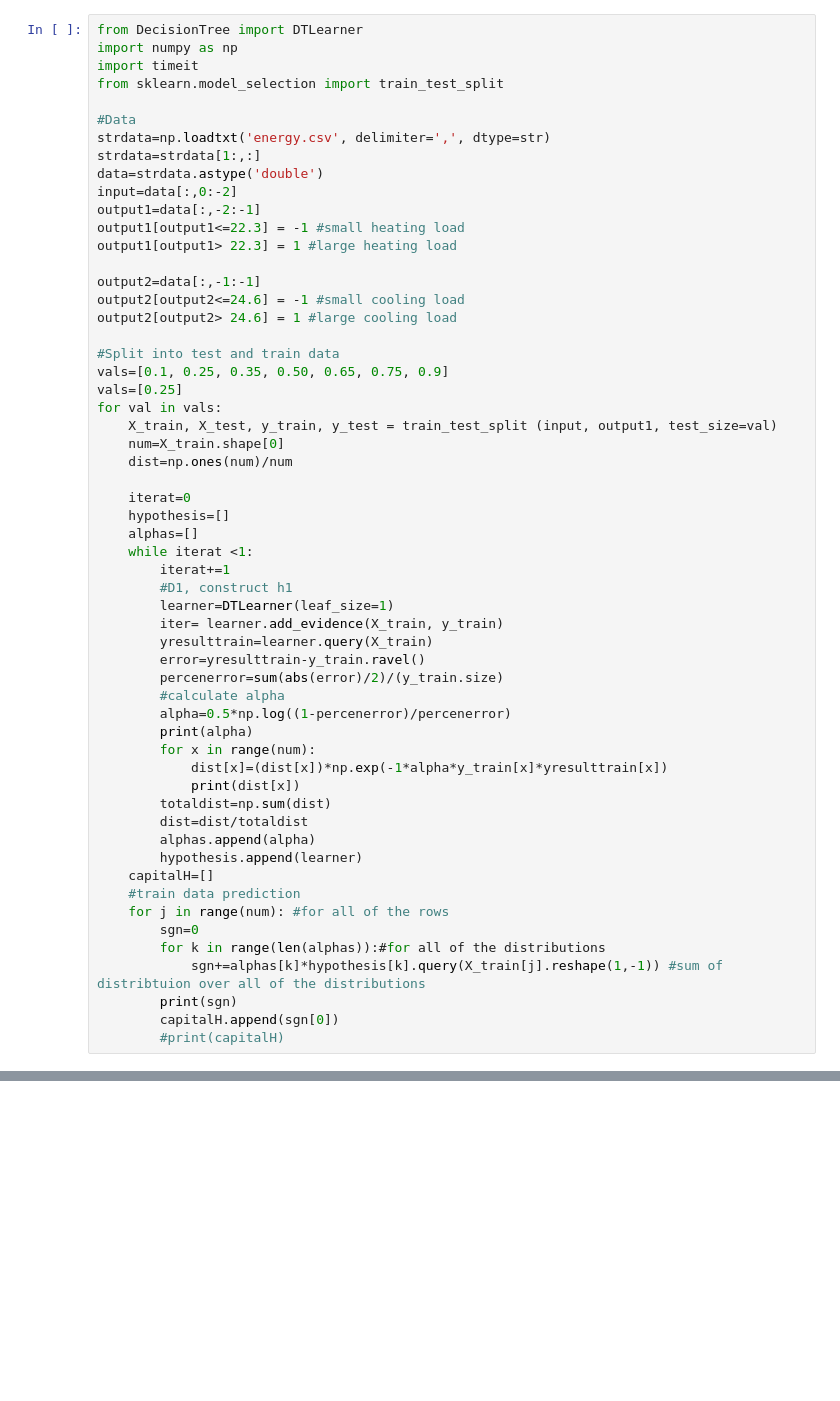
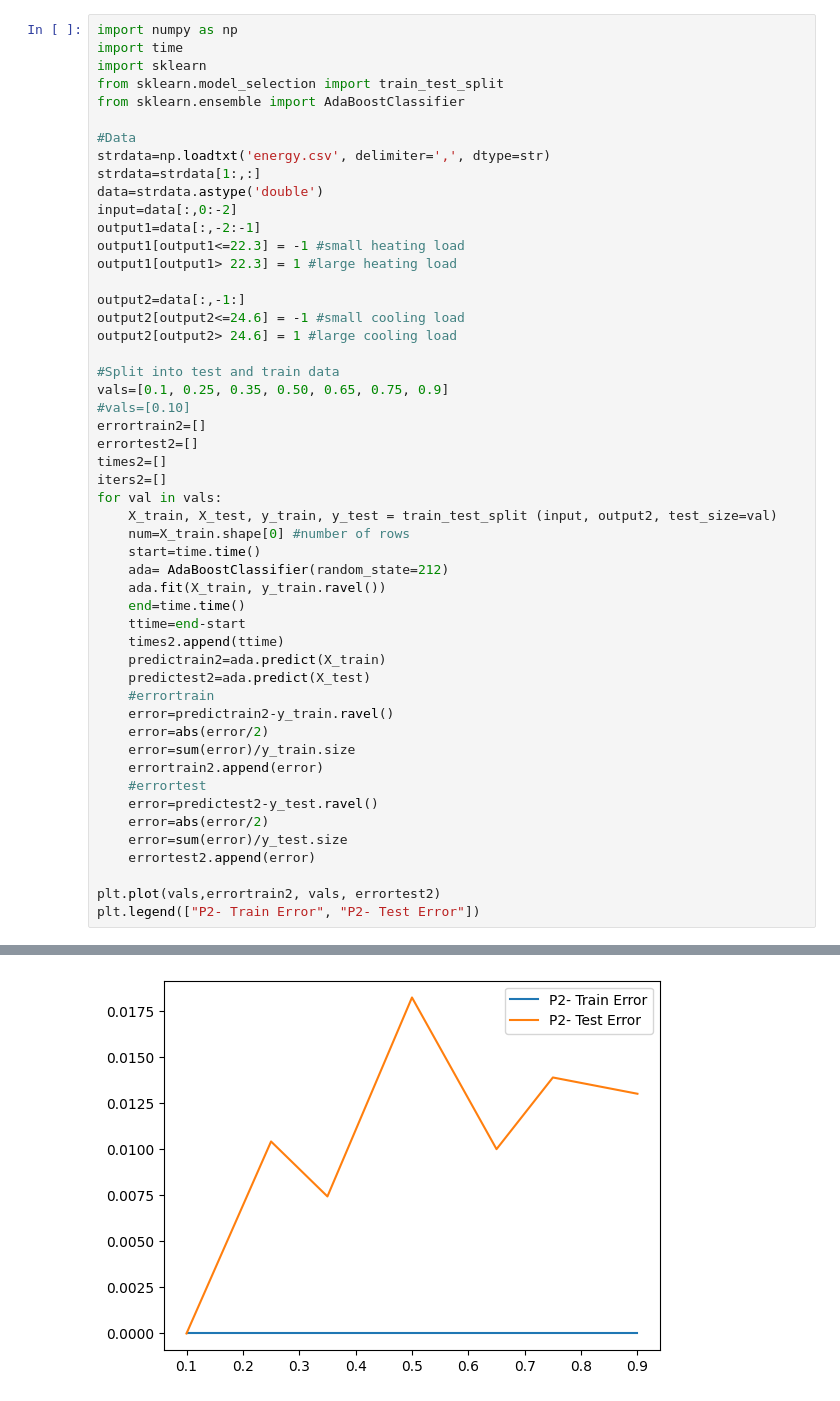
Before and after one commit to staceywies/Nothing-to-see-here, a Jupyter notebook: Supervised Learning/Boosting.ipynb, the cells around one changed output, grey strips where cells are left out. Drawn from its saved outputs; the diff is of its cells as text; blank space fills up the shorter version.

```diff
--- a/Supervised Learning/Boosting.ipynb
+++ b/Supervised Learning/Boosting.ipynb
@@ -1,8 +60,9 @@
 # %%
-from DecisionTree import DTLearner
 import numpy as np
-import timeit
+import time
+import sklearn
 from sklearn.model_selection import train_test_split
+from sklearn.ensemble import AdaBoostClassifier
 
 #Data
 strdata=np.loadtxt('energy.csv', delimiter=',', dtype=str)
@@ -13,46 +73,39 @@ output1=data[:,-2:-1]
 output1[output1<=22.3] = -1 #small heating load
 output1[output1> 22.3] = 1 #large heating load
 
-output2=data[:,-1:-1]
+output2=data[:,-1:]
 output2[output2<=24.6] = -1 #small cooling load
 output2[output2> 24.6] = 1 #large cooling load
 
 #Split into test and train data
 vals=[0.1, 0.25, 0.35, 0.50, 0.65, 0.75, 0.9]
-vals=[0.25]
+#vals=[0.10]
+errortrain2=[]
+errortest2=[]
+times2=[]
+iters2=[]
 for val in vals:
-    X_train, X_test, y_train, y_test = train_test_split (input, output1, test_size=val)
-    num=X_train.shape[0]
-    dist=np.ones(num)/num
+    X_train, X_test, y_train, y_test = train_test_split (input, output2, test_size=val)
+    num=X_train.shape[0] #number of rows
+    start=time.time()
+    ada= AdaBoostClassifier(random_state=212)
+    ada.fit(X_train, y_train.ravel())
+    end=time.time()
+    ttime=end-start
+    times2.append(ttime)
+    predictrain2=ada.predict(X_train)
+    predictest2=ada.predict(X_test)
+    #errortrain
+    error=predictrain2-y_train.ravel()
+    error=abs(error/2)
+    error=sum(error)/y_train.size
+    errortrain2.append(error)
+    #errortest
+    error=predictest2-y_test.ravel()
+    error=abs(error/2)
+    error=sum(error)/y_test.size
+    errortest2.append(error)
 
-    iterat=0
-    hypothesis=[]
-    alphas=[]
-    while iterat <1:
-        iterat+=1
-        #D1, construct h1
-        learner=DTLearner(leaf_size=1)
-        iter= learner.add_evidence(X_train, y_train)
-        yresulttrain=learner.query(X_train)
-        error=yresulttrain-y_train.ravel()
-        percenerror=sum(abs(error)/2)/(y_train.size)
-        #calculate alpha
-        alpha=0.5*np.log((1-percenerror)/percenerror)
-        print(alpha)
-        for x in range(num):
-            dist[x]=(dist[x])*np.exp(-1*alpha*y_train[x]*yresulttrain[x])
-            print(dist[x])
-        totaldist=np.sum(dist)
-        dist=dist/totaldist
-        alphas.append(alpha)
-        hypothesis.append(learner)
-    capitalH=[]
-    #train data prediction
-    for j in range(num): #for all of the rows
-        sgn=0
-        for k in range(len(alphas)):#for all of the distributions
-            sgn+=alphas[k]*hypothesis[k].query(X_train[j].reshape(1,-1)) #sum of distribtuion over all of the distributions
-        print(sgn)
-        capitalH.append(sgn[0])
-        #print(capitalH)
+plt.plot(vals,errortrain2, vals, errortest2)
+plt.legend(["P2- Train Error", "P2- Test Error"])
 # %% [output]
@@ -75,0 +113 @@ inf
+[figure, added]
```
Also changed, not shown: parts of 3 cells of this notebook, 11 other files.
